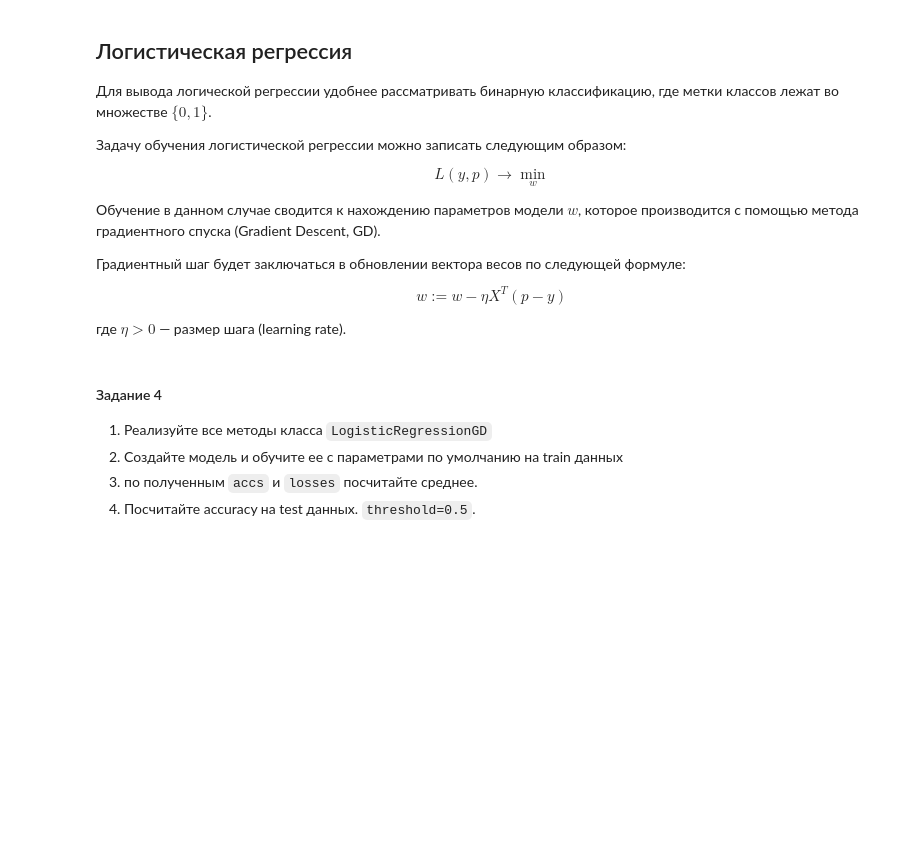
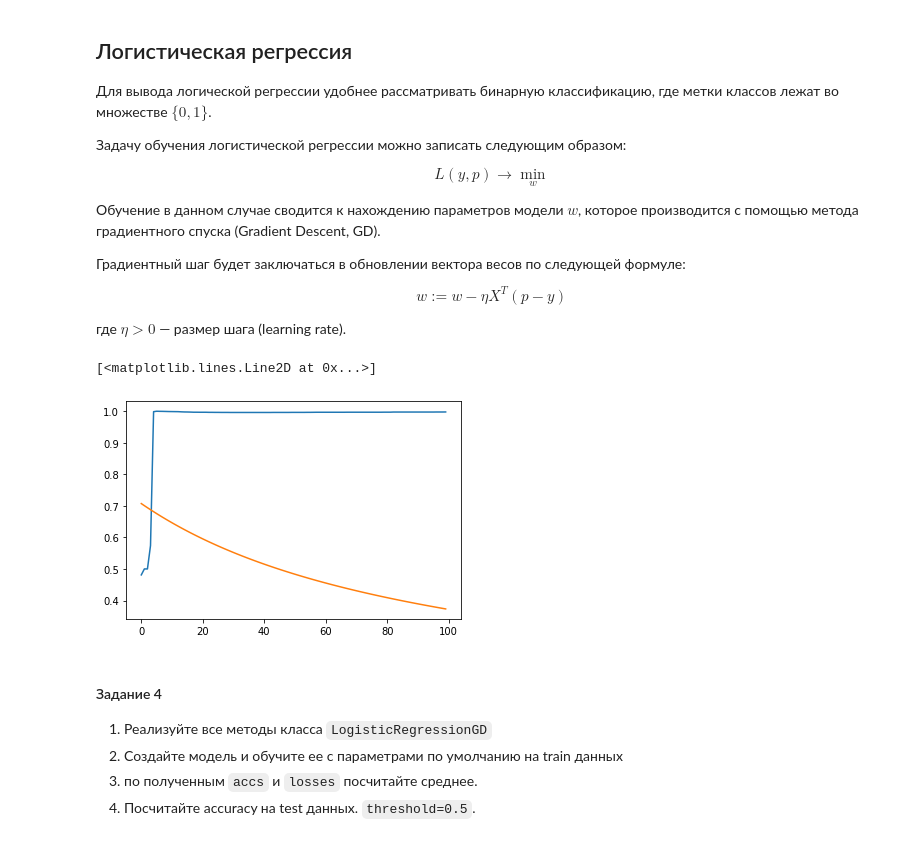
Before and after one commit to IlyaKK/dlschool, a Jupyter notebook: 05. Neuron, OOP/[homework,prodv]OOP_and_optimization.ipynb, the cells around one changed output. Saved outputs shown, nothing was run; the diff lists cells and outputs as text; code cells hidden in the pictures; blank space fills up the shorter version.

```diff
--- a/05. Neuron, OOP/[homework,prodv]OOP_and_optimization.ipynb
+++ b/05. Neuron, OOP/[homework,prodv]OOP_and_optimization.ipynb
@@ -296,6 +296,14 @@ $$w := w - \eta X^T (p - y)$$
 
 где $\eta > 0$ — размер шага (learning rate).
 # %%
+import numpy as np
+
+def logit(x, w):
+    return np.dot(x, w)
+
+def sigmoid(h):
+    return 1. / (1. + np.exp(-h))
+
 class LogisticRegressionGD:
     '''
     A simple logistic regression for binary classification with gradient descent
@@ -312,7 +320,7 @@ class LogisticRegressionGD:
             вычисления, т.е., вместо того, чтобы считать X@W + b
             можно было считать X_ext@W_ext
         """
-        return np.ones(X.shape[0])
+        return np.concatenate((np.ones((X.shape[0], 1)), X), axis=1)
 
     def init_weights(self, input_size, output_size):
         """
@@ -330,7 +338,7 @@ class LogisticRegressionGD:
             @param p: Вероятности принадлежности к классу 1
             @param y: Истинные метки
         """
-        return np.mean(y * np.log(p) + (1 - y) * np.log(1 - p))
+        return -1*np.mean(y * np.log(p) + (1 - y) * np.log(1 - p))
 
     def get_prob(self, X):
         """
@@ -340,14 +348,14 @@ class LogisticRegressionGD:
         """
         if X.shape[1] != self.W.shape[0]:
             X = self.__extend_X(X)
-        return 1. / (1 + np.exp(-np.dot(X, self.W)))
+        return sigmoid(logit(X, self.W))
 
     def get_acc(self, p, y, threshold=0.5):
         """
             Данный метод вычисляет accuracy:
             acc = \frac{1}{len(y)}\sum_{i=1}^{len(y)}{I[y_i == (p_i >= threshold)]}
         """
-        #YOUR_CODE
+        return np.mean(y == (p >= threshold), axis = 0)
 
     def fit(self, X, y, num_epochs=100, lr=0.001):
 
@@ -359,8 +367,8 @@ class LogisticRegressionGD:
         for _ in range(num_epochs):
             p = self.get_prob(X)
 
-            W_grad = #YOUR_CODE
-            self.W -= #YOUR_CODE
+            W_grad = np.dot(X.T,(p - y))/y.shape[0]
+            self.W -= W_grad*lr
 
             # необходимо для стабильности вычислений под логарифмом
             p = np.clip(p, 1e-10, 1 - 1e-10)
@@ -376,7 +384,11 @@ model = LogisticRegressionGD()
 accs, losses = model.fit(X_train, y_train)
 # %%
 # Постройте графики для accuracy и для loss
-#YOUR_CODE
+plt.plot(accs)
+plt.plot(losses)
+# %% [output]
+[<matplotlib.lines.Line2D at 0x...>]
+[figure, added]
 # %% [markdown]
 #### Задание 4
 
```
Also changed, not shown: parts of 2 cells of this notebook, 1 other file.
